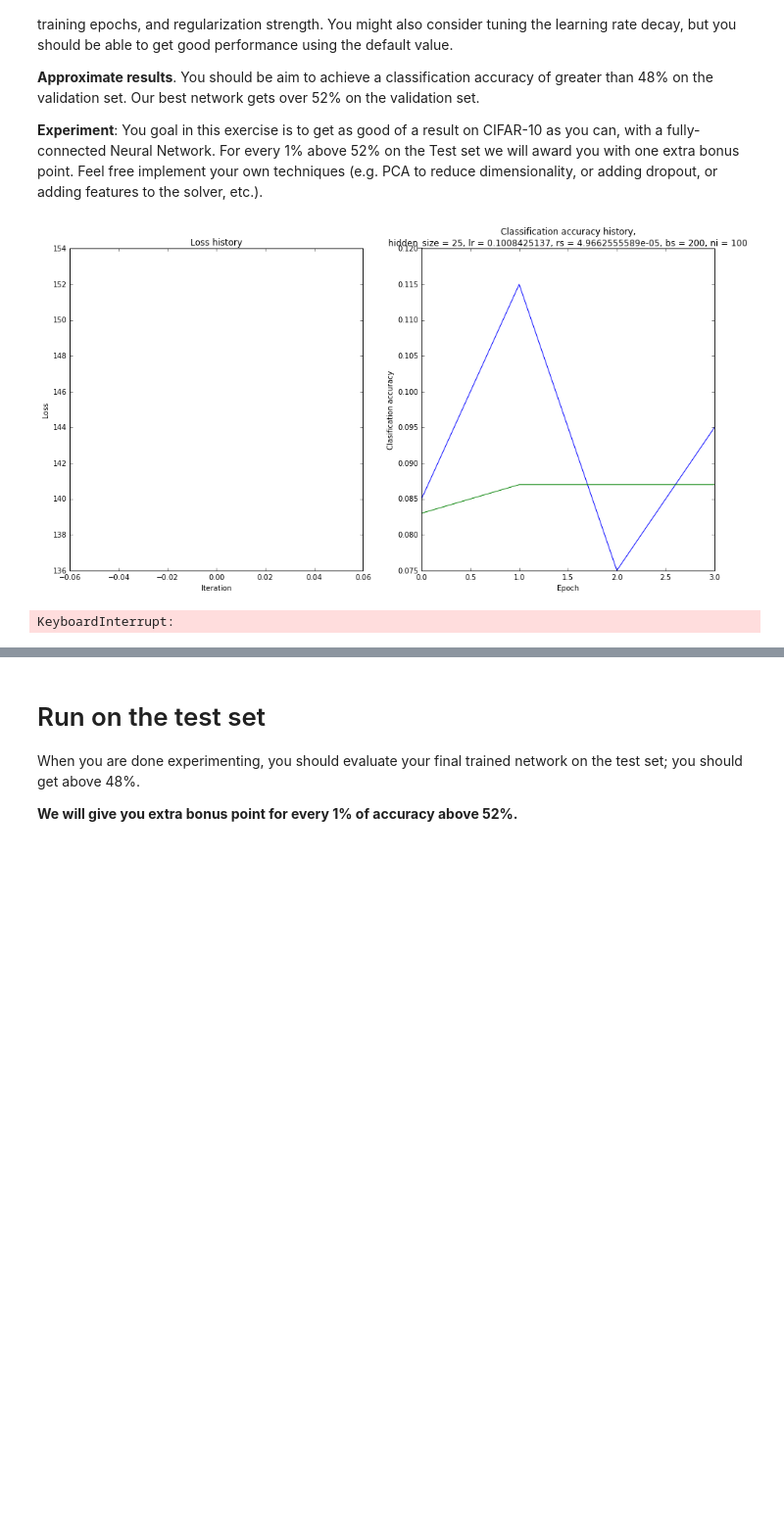
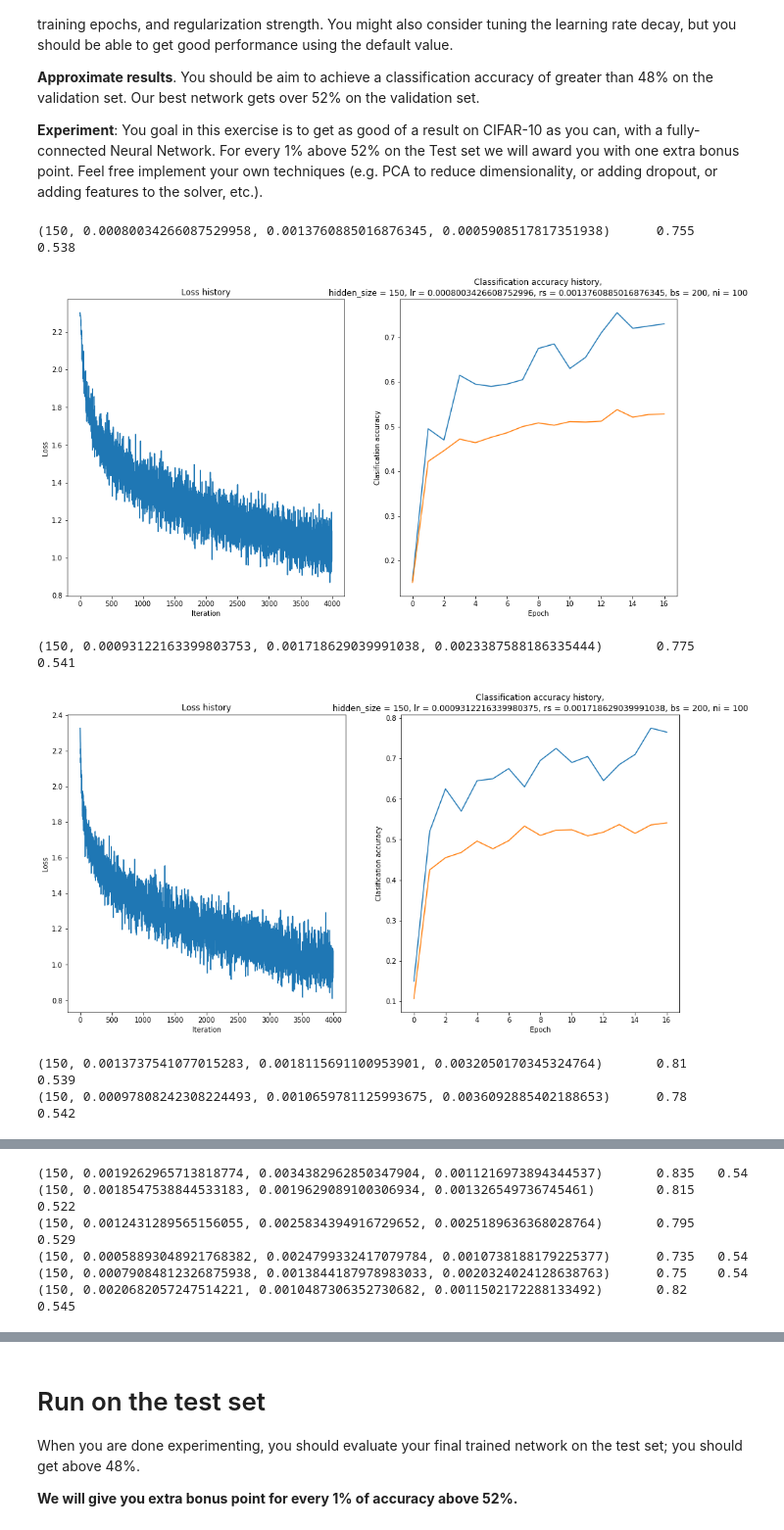
Before and after one commit to hartikainen/stanford-cs231n, a Jupyter notebook: assignment1/two_layer_net.ipynb, the cells around one changed output, grey strips where cells are left out. Shown at 98% size. Drawn from its saved outputs; the diff is of its cells as text; code cells hidden in the pictures; blank space fills up the shorter version.

```diff
--- a/assignment1/two_layer_net.ipynb
+++ b/assignment1/two_layer_net.ipynb
@@ -131,10 +133,10 @@ Once you have implemented the method, run the code below to train a two-layer ne
 # %%
 net = init_toy_model()
 stats = net.train(X, y, X, y,
-            learning_rate=1e-1, reg=1e-5,
+            learning_rate=1e-1, reg=5e-6,
             num_iters=100, verbose=False)
 
-print 'Final training loss: ', stats['loss_history'][-1]
+print('Final training loss: ', stats['loss_history'][-1])
 
 # plot the loss history
 plt.plot(stats['loss_history'])
@@ -214,9 +216,9 @@ net = TwoLayerNet(input_size, hidden_size, num_classes)
 stats = net.train(X_train, y_train, X_val, y_val,
             num_iters=1000, batch_size=200,
             learning_rate=1e-4, learning_rate_decay=0.95,
-            reg=0.5, verbose=True)
+            reg=0.25, verbose=True)
 
 # Predict on the validation set
 val_acc = (net.predict(X_val) == y_val).mean()
-print 'Validation accuracy: ', val_acc
+print('Validation accuracy: ', val_acc)
 # %% [output]
@@ -307,15 +310,8 @@ def draw_geometrically(A, B):
     return np.int(draw_exponentially(A, B))
 # %%
 best_net = None # store the best model into this
-
-hidden_dim_fn = lambda: np.random.randint(15, 60)
-learning_rate_fn = lambda: np.power(10.0, np.random.uniform(-2, 0))
-reg_fn = lambda: draw_exponentially(3.1e-6, 3.1e0)
-anneal_t0_fn = lambda: draw_geometrically(100, 1000)
-
+best_acc = -1
 results = {}
-best_acc = -1
-best_net = None # store the best model into this
 
 #################################################################################
 # TODO: Tune hyperparameters using the validation set. Store your best trained  #
@@ -323,45 +319,51 @@ best_net = None # store the best model into this
 #                                                                               #
 # To help debug your network, it may help to use visualizations similar to the  #
 # ones we used above; these visualizations will have significant qualitative    #
 # differences from the ones we saw above for the poorly tuned network.          #
 #                                                                               #
 # Tweaking hyperparameters by hand can be fun, but you might find it useful to  #
 # write code to sweep through possible combinations of hyperparameters          #
 # automatically like we did on the previous exercises.                          #
 #################################################################################
 
-for i in xrange(1024):
+for i in range(32):
+    hidden_dim = 150
+    learning_rate = draw_exponentially(5*10**-4, 3*10**-3)
+    reg = draw_exponentially(1*10**-3, 5*10**-3)
+    std = np.random.uniform(0.0005, 0.004)
+    num_iters = 4000
 
-    hidden_dim = hidden_dim_fn()
-    net = TwoLayerNet(input_size, hidden_size, num_classes, std=1e-1)
-
-    learning_rate = learning_rate_fn()
-    reg = reg_fn()
-    anneal_t0 = anneal_t0_fn()
+    net = TwoLayerNet(input_size, hidden_dim, num_classes, std=std)
 
     stats = net.train(X_train, y_train, X_val, y_val,
                       learning_rate_decay=0.95, verbose=False,
-                      num_iters=200,
-                      learning_rate=learning_rate, reg=reg,
-                      anneal_t0=anneal_t0)
+                      num_iters=num_iters, patience=5,
+                      learning_rate=learning_rate, reg=reg)
 
-    val_acc = stats['val_acc_history'][-1]
-    train_acc = stats['train_acc_history'][-1]
+    val_acc = np.max(stats['val_acc_history'])
+    train_acc = np.max(stats['train_acc_history'])
 
-    results[(hidden_dim, learning_rate, reg, anneal_t0)] = (train_acc, val_acc)
+    params = (hidden_dim, learning_rate, reg, std)
+    print(params, "\t", train_acc, "\t", val_acc)
+
+    results[params] = (train_acc, val_acc)
 
     if best_acc < val_acc:
         best_net, best_acc = net, val_acc
         plot_train(hidden_dim,
                    learning_rate,
                    reg,
                    200,
                    100,
                    stats)
 
 #################################################################################
 #                               END OF YOUR CODE                                #
 #################################################################################
 # %% [output]
+(150, 0.00080034266087529958, 0.0013760885016876345, 0.0005908517817351938)      0.755   0.538
-[figure, old version]
+[figure, new version]
-KeyboardInterrupt:
+(150, 0.00093122163399803753, 0.001718629039991038, 0.0023387588186335444)       0.775   0.541
+[figure, added]
+(150, 0.0013737541077015283, 0.0018115691100953901, 0.0032050170345324764)       0.81    0.539
+(150, 0.00097808242308224493, 0.0010659781125993675, 0.0036092885402188653)      0.78    0.542
@@ -367,0 +371,6 @@ KeyboardInterrupt:
+(150, 0.0019262965713818774, 0.0034382962850347904, 0.0011216973894344537)       0.835   0.54
+(150, 0.0018547538844533183, 0.0019629089100306934, 0.001326549736745461)        0.815   0.522
+(150, 0.0012431289565156055, 0.0025834394916729652, 0.0025189636368028764)       0.795   0.529
+(150, 0.00058893048921768382, 0.0024799332417079784, 0.0010738188179225377)      0.735   0.54
+(150, 0.00079084812326875938, 0.0013844187978983033, 0.0020324024128638763)      0.75    0.54
+(150, 0.0020682057247514221, 0.0010487306352730682, 0.0011502172288133492)       0.82    0.545
```
Also changed, not shown: parts of 15 cells of this notebook, 19 other files.
